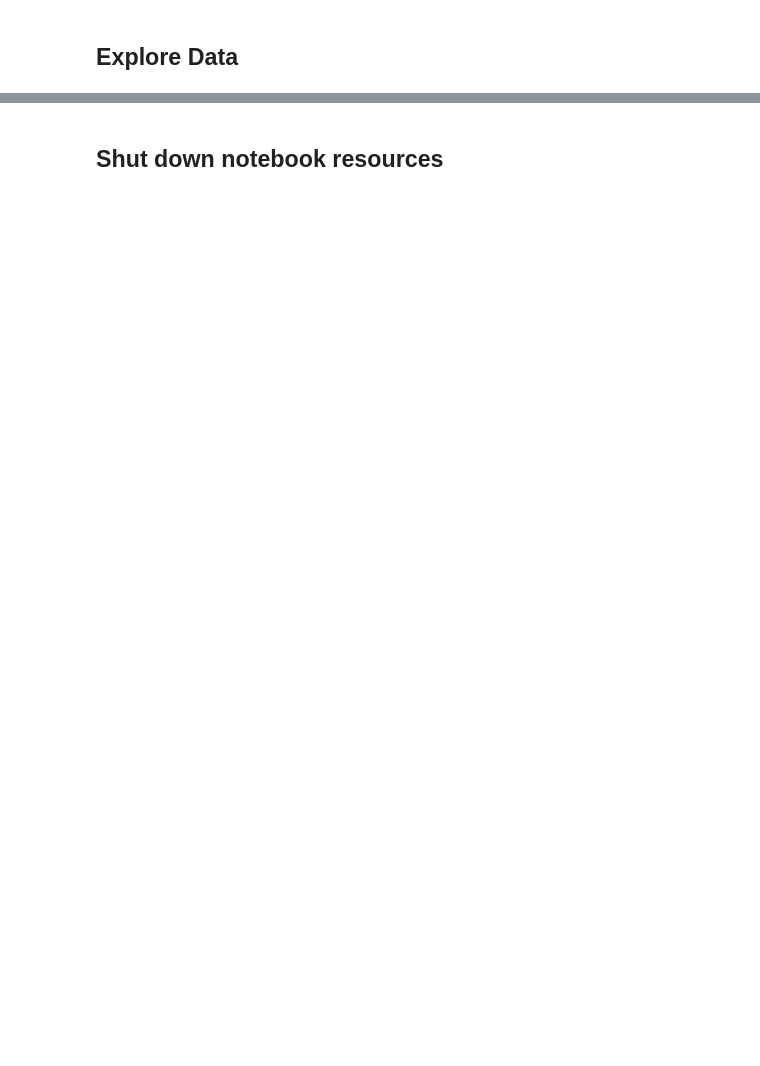
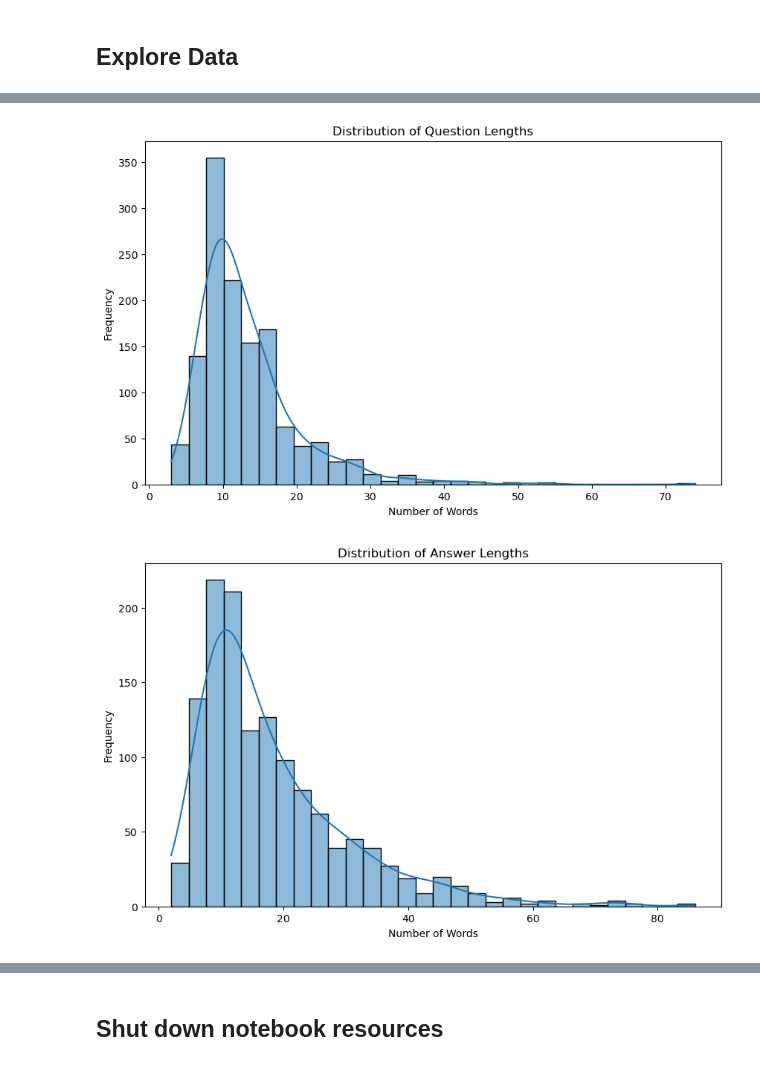
Before and after one commit to ithllc/AAI_540_SU_04, a Jupyter notebook: code/05_Explore_Data.ipynb, the cells around one changed output, grey strips where cells are left out. Drawn from its saved outputs; the diff is of its cells as text; code cells hidden in the pictures; blank space fills up the shorter version.

```diff
--- a/code/05_Explore_Data.ipynb
+++ b/code/05_Explore_Data.ipynb
@@ -73,0 +167,21 @@ df.head(5)
+# %%
+# Visualize the length of questions and answers
+df['question_length'] = df['question'].apply(lambda x: len(x.split()))
+df['answer_length'] = df['text_answer'].apply(lambda x: len(x.split()))
+
+plt.figure(figsize=(10, 6))
+sns.histplot(df['question_length'], bins=30, kde=True)
+plt.title('Distribution of Question Lengths')
+plt.xlabel('Number of Words')
+plt.ylabel('Frequency')
+plt.show()
+
+plt.figure(figsize=(10, 6))
+sns.histplot(df['answer_length'], bins=30, kde=True)
+plt.title('Distribution of Answer Lengths')
+plt.xlabel('Number of Words')
+plt.ylabel('Frequency')
+plt.show()
+# %% [output]
+[figure, added]
+[figure, added]
```
Also changed, not shown: parts of 9 cells of this notebook, 4 other files.
